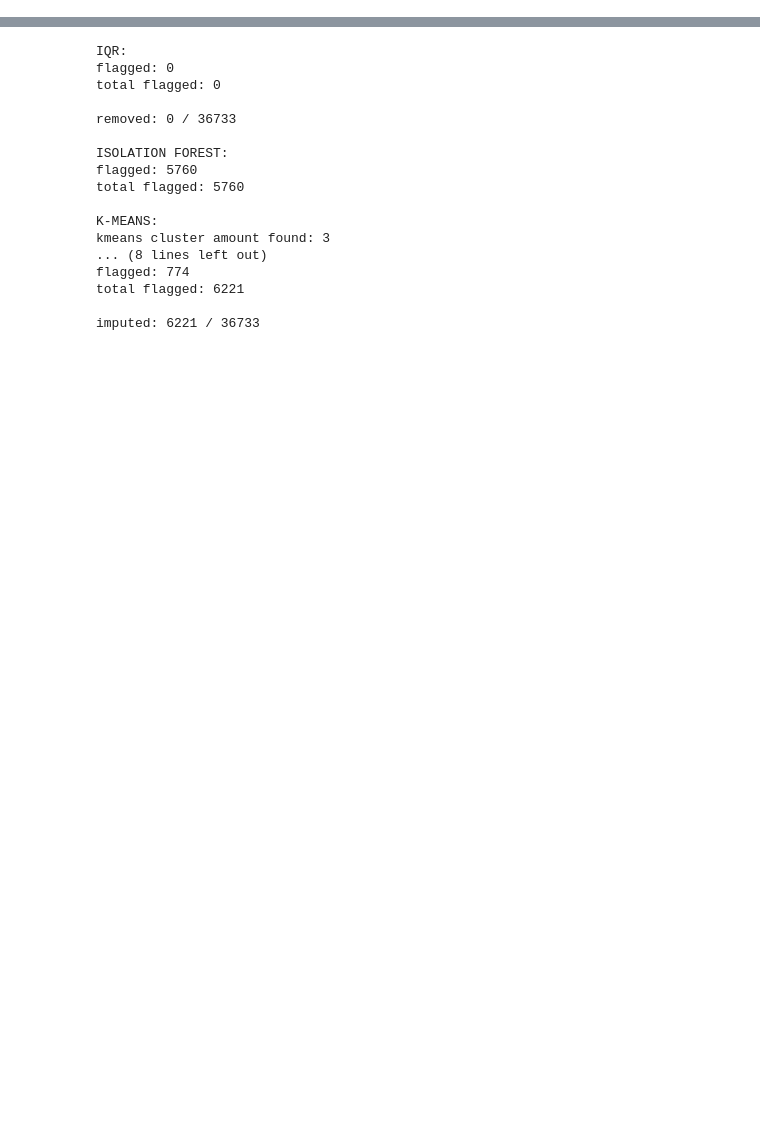
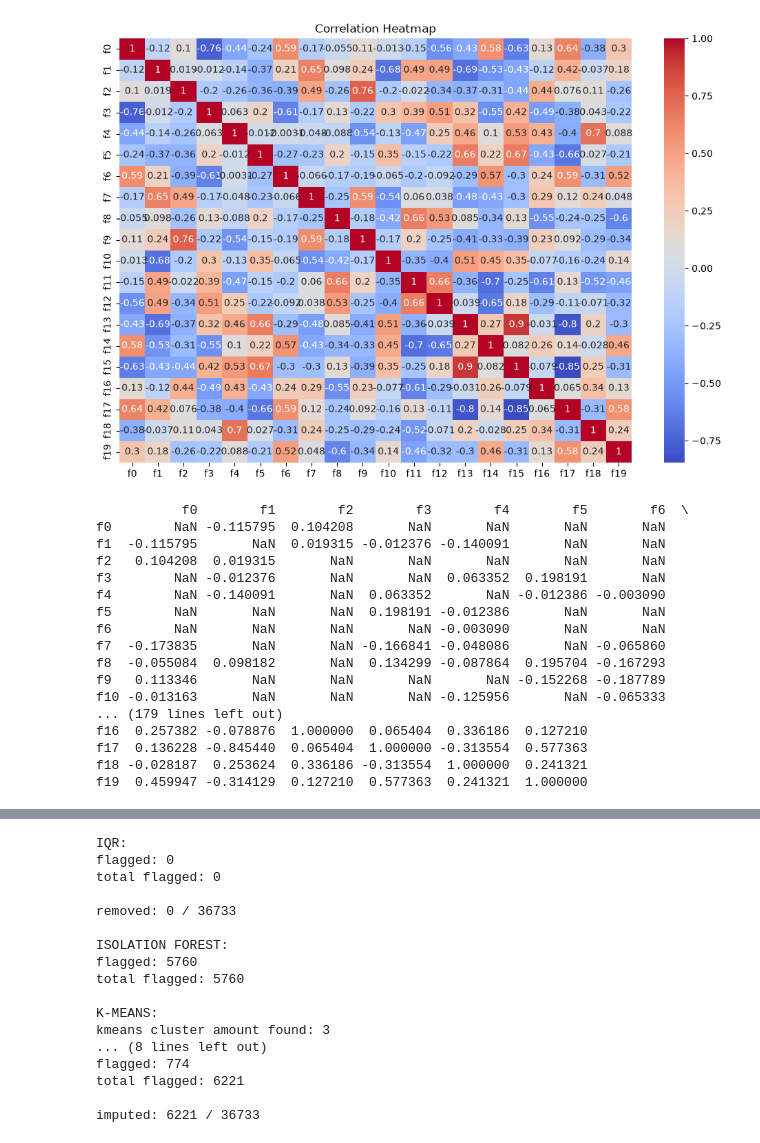
Before and after one commit to matr9s/DatSci_Noise, a Jupyter notebook: new_pipeline.ipynb, the cells around one changed output, grey strips where cells are left out. Drawn from its saved outputs; the diff is of its cells as text; code cells hidden in the pictures; blank space fills up the shorter version.

```diff
--- a/new_pipeline.ipynb
+++ b/new_pipeline.ipynb
@@ -93,0 +96,33 @@ plt.show()
+# %%
+numeric_df = df.select_dtypes(include=['number'])
+plt.figure(figsize=(12, 8))
+sns.heatmap(numeric_df.corr(), annot=True, cmap='coolwarm')
+plt.title('Correlation Heatmap')
+plt.show() # correlation heatmap
+correlation_matrix = numeric_df.corr()
+correlation_matrix2 = df.corr()
+weak_correlations = correlation_matrix[(correlation_matrix > -0.2) & (correlation_matrix < 0.2)]
+strong_correlations = correlation_matrix2[(correlation_matrix2 > 0.6) | (correlation_matrix2 < -0.6)]
+print(weak_correlations) #Which features have weak correlations with eachother
+print(strong_correlations)
+
+print(correlation_matrix)
+# %% [output]
+[figure, added]
+           f0        f1        f2        f3        f4        f5        f6  \
+f0        NaN -0.115795  0.104208       NaN       NaN       NaN       NaN
+f1  -0.115795       NaN  0.019315 -0.012376 -0.140091       NaN       NaN
+f2   0.104208  0.019315       NaN       NaN       NaN       NaN       NaN
+f3        NaN -0.012376       NaN       NaN  0.063352  0.198191       NaN
+f4        NaN -0.140091       NaN  0.063352       NaN -0.012386 -0.003090
+f5        NaN       NaN       NaN  0.198191 -0.012386       NaN       NaN
+f6        NaN       NaN       NaN       NaN -0.003090       NaN       NaN
+f7  -0.173835       NaN       NaN -0.166841 -0.048086       NaN -0.065860
+f8  -0.055084  0.098182       NaN  0.134299 -0.087864  0.195704 -0.167293
+f9   0.113346       NaN       NaN       NaN       NaN -0.152268 -0.187789
+f10 -0.013163       NaN       NaN       NaN -0.125956       NaN -0.065333
+... (179 lines left out)
+f16  0.257382 -0.078876  1.000000  0.065404  0.336186  0.127210
+f17  0.136228 -0.845440  0.065404  1.000000 -0.313554  0.577363
+f18 -0.028187  0.253624  0.336186 -0.313554  1.000000  0.241321
+f19  0.459947 -0.314129  0.127210  0.577363  0.241321  1.000000
```
Also changed, not shown: parts of 7 cells of this notebook.
